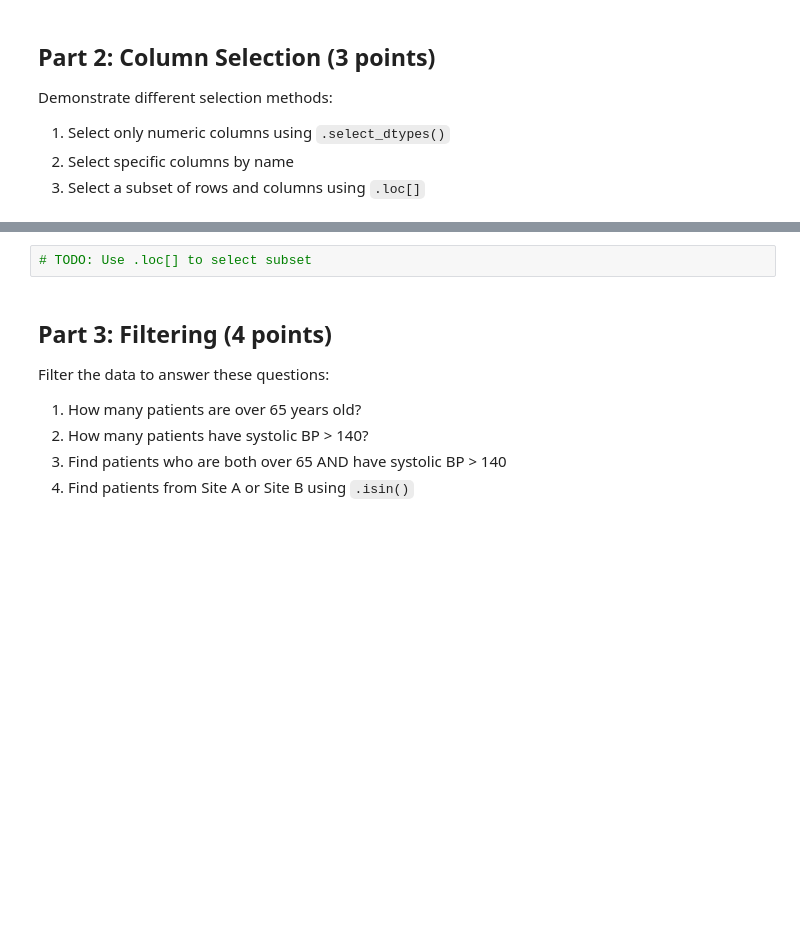
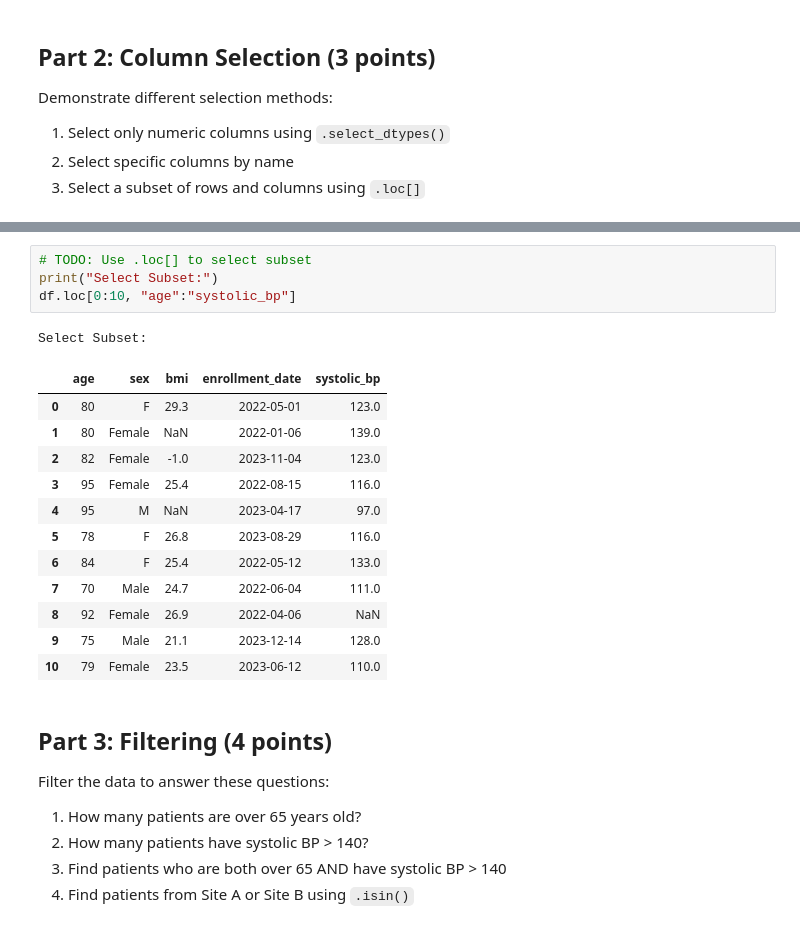
Before and after one commit to UCSF-DataSci/ds217-midterm-sarahmughal, a Jupyter notebook: q4_exploration.ipynb, the cells around one changed output, grey strips where cells are left out. Cells and saved outputs as stored; diff of their text form; blank space fills up the shorter version.

```diff
--- a/q4_exploration.ipynb
+++ b/q4_exploration.ipynb
@@ -134,5 +177,21 @@ Demonstrate different selection methods:
 # %%
 # TODO: Use .loc[] to select subset
+print("Select Subset:")
+df.loc[0:10, "age":"systolic_bp"]
+# %% [output]
+Select Subset:
+|  | age | sex | bmi | enrollment_date | systolic_bp |
+| 0 | 80 | F | 29.3 | 2022-05-01 | 123.0 |
+| 1 | 80 | Female | NaN | 2022-01-06 | 139.0 |
+| 2 | 82 | Female | -1.0 | 2023-11-04 | 123.0 |
+| 3 | 95 | Female | 25.4 | 2022-08-15 | 116.0 |
+| 4 | 95 | M | NaN | 2023-04-17 | 97.0 |
+| 5 | 78 | F | 26.8 | 2023-08-29 | 116.0 |
+| 6 | 84 | F | 25.4 | 2022-05-12 | 133.0 |
+| 7 | 70 | Male | 24.7 | 2022-06-04 | 111.0 |
+| 8 | 92 | Female | 26.9 | 2022-04-06 | NaN |
+| 9 | 75 | Male | 21.1 | 2023-12-14 | 128.0 |
+| 10 | 79 | Female | 23.5 | 2023-06-12 | 110.0 |
 # %% [markdown]
 ## Part 3: Filtering (4 points)
 
```
Also changed, not shown: parts of 12 cells of this notebook, 1 other file.
